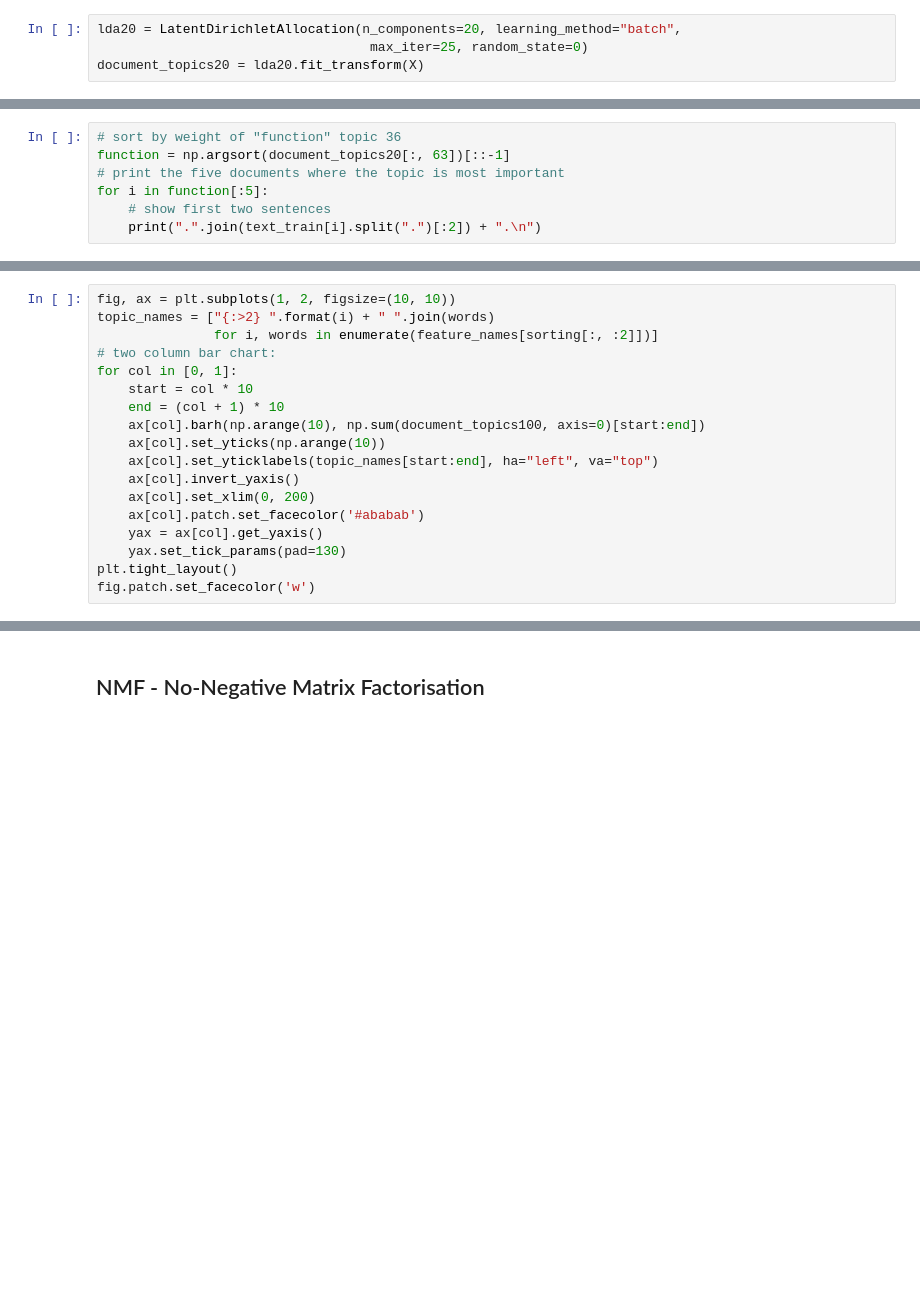
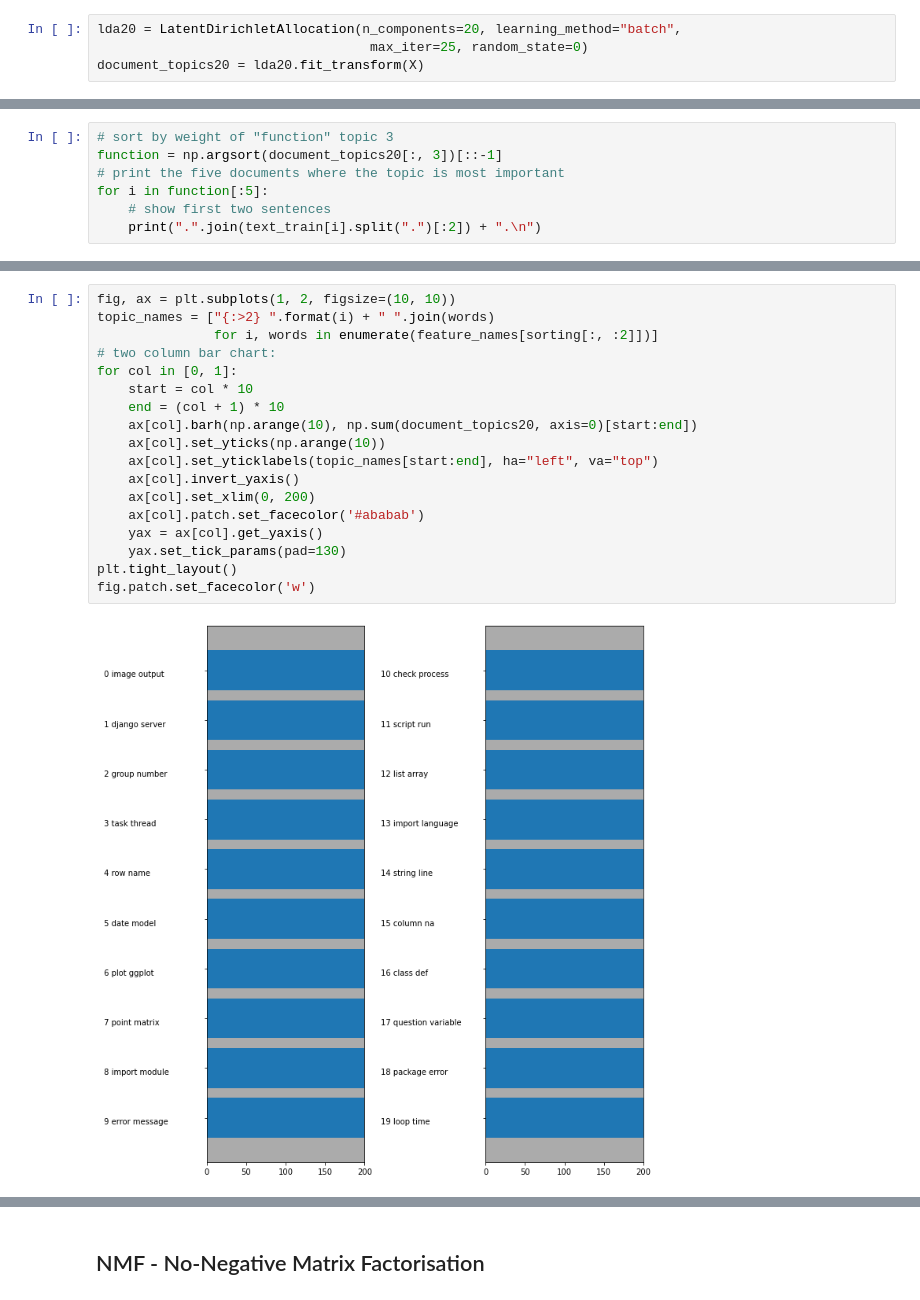
Before and after one commit to fedecabre/P5_StackOverflow, a Jupyter notebook: P5_02_notebooktest.ipynb, the cells around one changed output, grey strips where cells are left out. Cells and saved outputs as stored; diff of their text form; blank space fills up the shorter version.

```diff
--- a/P5_02_notebooktest.ipynb
+++ b/P5_02_notebooktest.ipynb
@@ -324,6 +324,6 @@ question      level         set           yaml
 # %%
-# sort by weight of "function" topic 36
-function = np.argsort(document_topics20[:, 63])[::-1]
+# sort by weight of "function" topic 3
+function = np.argsort(document_topics20[:, 3])[::-1]
 # print the five documents where the topic is most important
 for i in function[:5]:
     # show first two sentences
@@ -333,21 +341,23 @@ IndexError: index 63 is out of bounds for axis 1 with size 20
 # %%
 fig, ax = plt.subplots(1, 2, figsize=(10, 10))
 topic_names = ["{:>2} ".format(i) + " ".join(words)
                for i, words in enumerate(feature_names[sorting[:, :2]])]
 # two column bar chart:
 for col in [0, 1]:
     start = col * 10
     end = (col + 1) * 10
-    ax[col].barh(np.arange(10), np.sum(document_topics100, axis=0)[start:end])
+    ax[col].barh(np.arange(10), np.sum(document_topics20, axis=0)[start:end])
     ax[col].set_yticks(np.arange(10))
     ax[col].set_yticklabels(topic_names[start:end], ha="left", va="top")
     ax[col].invert_yaxis()
     ax[col].set_xlim(0, 200)
     ax[col].patch.set_facecolor('#ababab')
     yax = ax[col].get_yaxis()
     yax.set_tick_params(pad=130)
 plt.tight_layout()
 fig.patch.set_facecolor('w')
+# %% [output]
+[figure, added]
 # %%
 ### Utiliser le modèle LDA entrainé pour faire des prédictions et proposer des nouveaux mots
 #catégoriser nouvelles entrés avec le modèle entrainé
```
Also changed, not shown: parts of 22 cells of this notebook, 7 other files.
